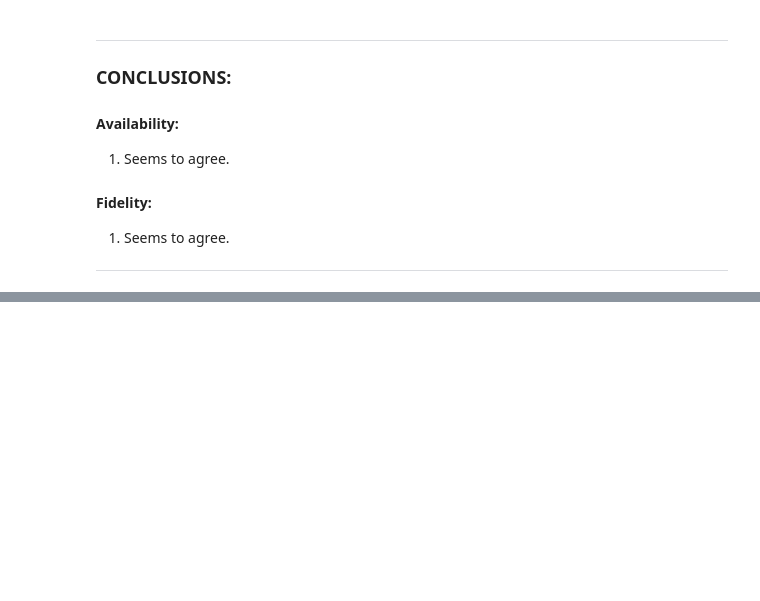
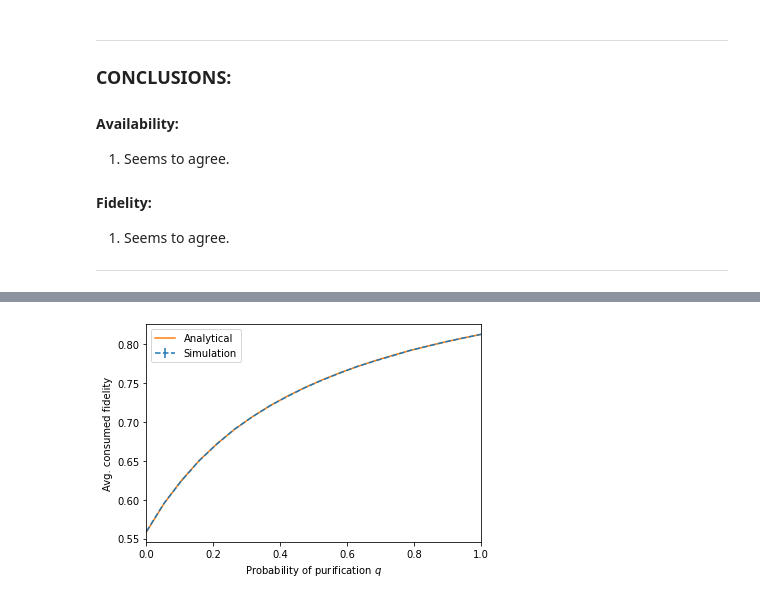
Before and after one commit to AlvaroGI/buffering-1GnB, a Jupyter notebook: VALIDATION-DEJMPS.ipynb, the cells around one changed output, grey strips where cells are left out. Saved outputs shown, nothing was run; the diff lists cells and outputs as text; code cells hidden in the pictures; blank space fills up the shorter version.

```diff
--- a/VALIDATION-DEJMPS.ipynb
+++ b/VALIDATION-DEJMPS.ipynb
@@ -331,0 +408,25 @@ plt.show()
+# %%
+#------------------------------------
+# Plot
+#------------------------------------
+x = q_purif_vec
+y = Fcons_avg_vec
+yerr = Fcons_stderr_vec
+x_theory = q_purif_vec
+y_theory = Fcons_theory_vec
+xlabel = r'Probability of purification $q$'
+ylabel = r'Avg. consumed fidelity'
+
+
+fig, ax = plt.subplots()
+plt.errorbar(x, y, yerr=yerr, linestyle='--', label=r'Simulation')
+plt.plot(x_theory, y_theory, label=r'Analytical')
+
+plt.xlim([x[0], x[-1]])
+plt.ylabel(ylabel)
+plt.xlabel(xlabel)
+plt.legend()
+
+plt.show()
+# %% [output]
+[figure, added]
```
Also changed, not shown: parts of 11 cells of this notebook, 5 other files.
